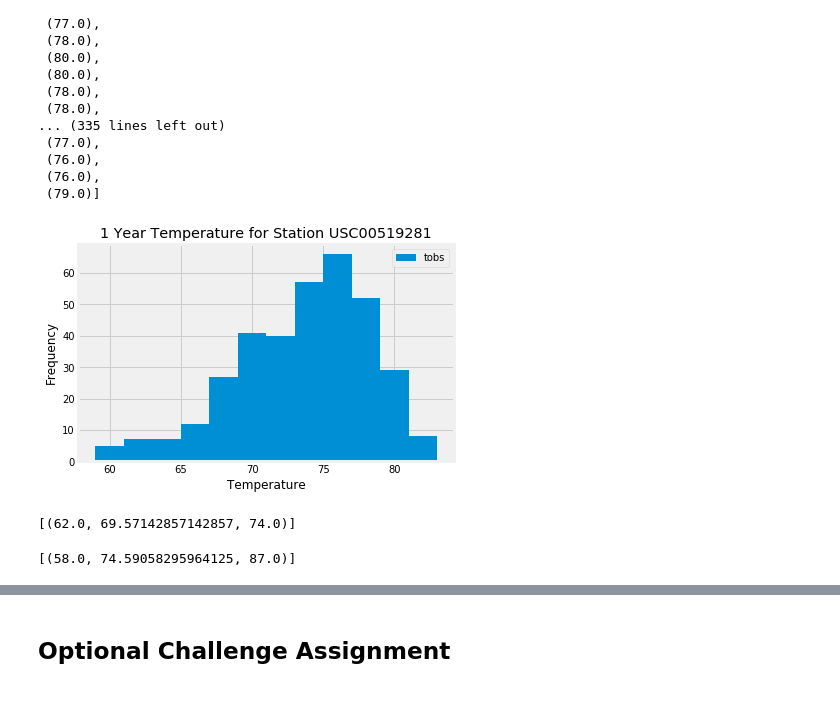
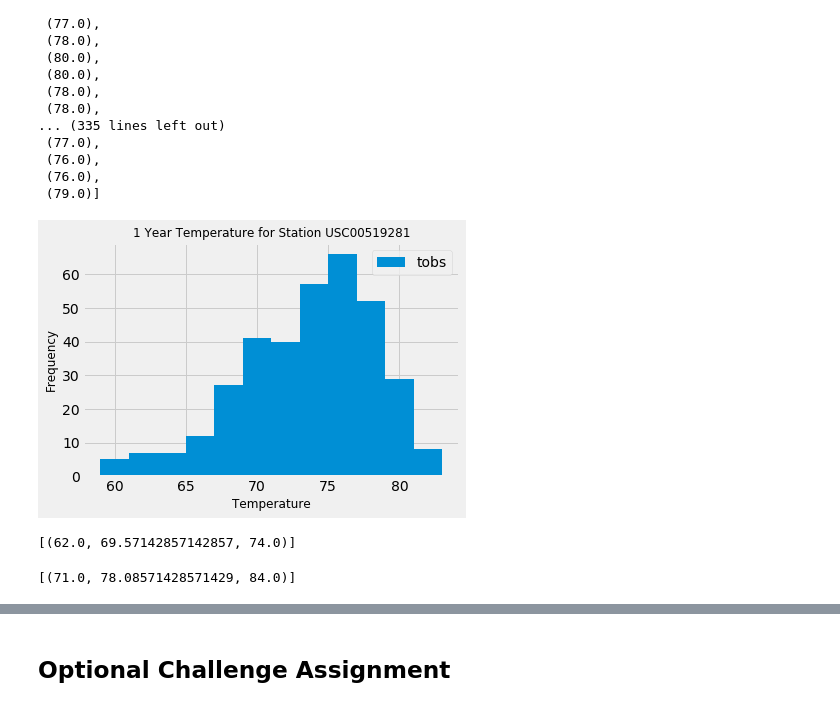
Before and after one commit to Harmeet2504/sqlalchemy-challenge, a Jupyter notebook: climate_analysis.ipynb, the cells around one changed output, grey strips where cells are left out. Cells and saved outputs as stored; diff of their text form; code cells hidden in the pictures.

```diff
--- a/climate_analysis.ipynb
+++ b/climate_analysis.ipynb
@@ -199,16 +175,16 @@ tobs_last12
 # %%
 # Choose the station with the highest number of temperature observations.
 # Query the last 12 months of temperature observation data for this station and plot the results as a histogram
 temp_df=pd.DataFrame(tobs_last12)
 plt.hist(temp_df['tobs'],12)
-plt.xlabel("Temperature")
-plt.ylabel("Frequency")
-plt.title("1 Year Temperature for Station USC00519281")
+plt.xlabel("Temperature",fontsize=12)
+plt.ylabel("Frequency", fontsize=12)
+plt.title("1 Year Temperature for Station USC00519281",fontsize=12)
 labels=["tobs"]
 plt.legend(labels)
 plt.show()
 # %% [output]
-[figure, old version]
+[figure, new version]
 # %%
 # This function called `calc_temps` will accept start date and end date in the format '%Y-%m-%d'
 # and return the minimum, average, and maximum temperatures for that range of dates
@@ -233,10 +209,10 @@ print(calc_temps('2012-02-28', '2012-03-05'))
 # %%
 # Use your previous function `calc_temps` to calculate the tmin, tavg, and tmax
 # for your trip using the previous year's data for those same dates.
-temp_avg_last12=calc_temps('2016-08-23', '2017-08-23')
+temp_avg_last12=calc_temps('2016-08-20', '2016-08-30')
 print(temp_avg_last12)
 # %% [output]
-[(58.0, 74.59058295964125, 87.0)]
+[(71.0, 78.08571428571429, 84.0)]
 # %%
 # Plot the results from your previous query as a bar chart.
 # Use "Trip Avg Temp" as your Title
```
Also changed, not shown: parts of 9 cells of this notebook.
